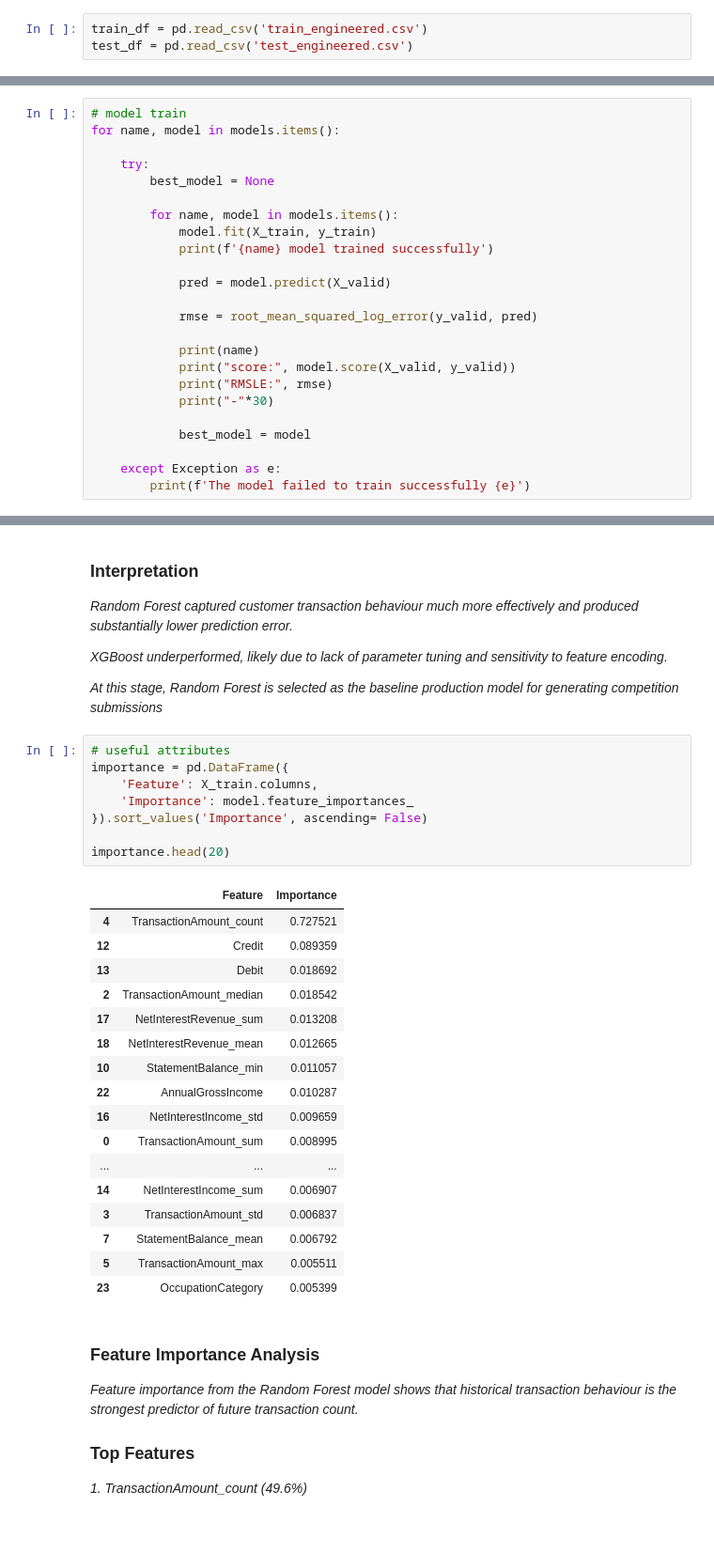
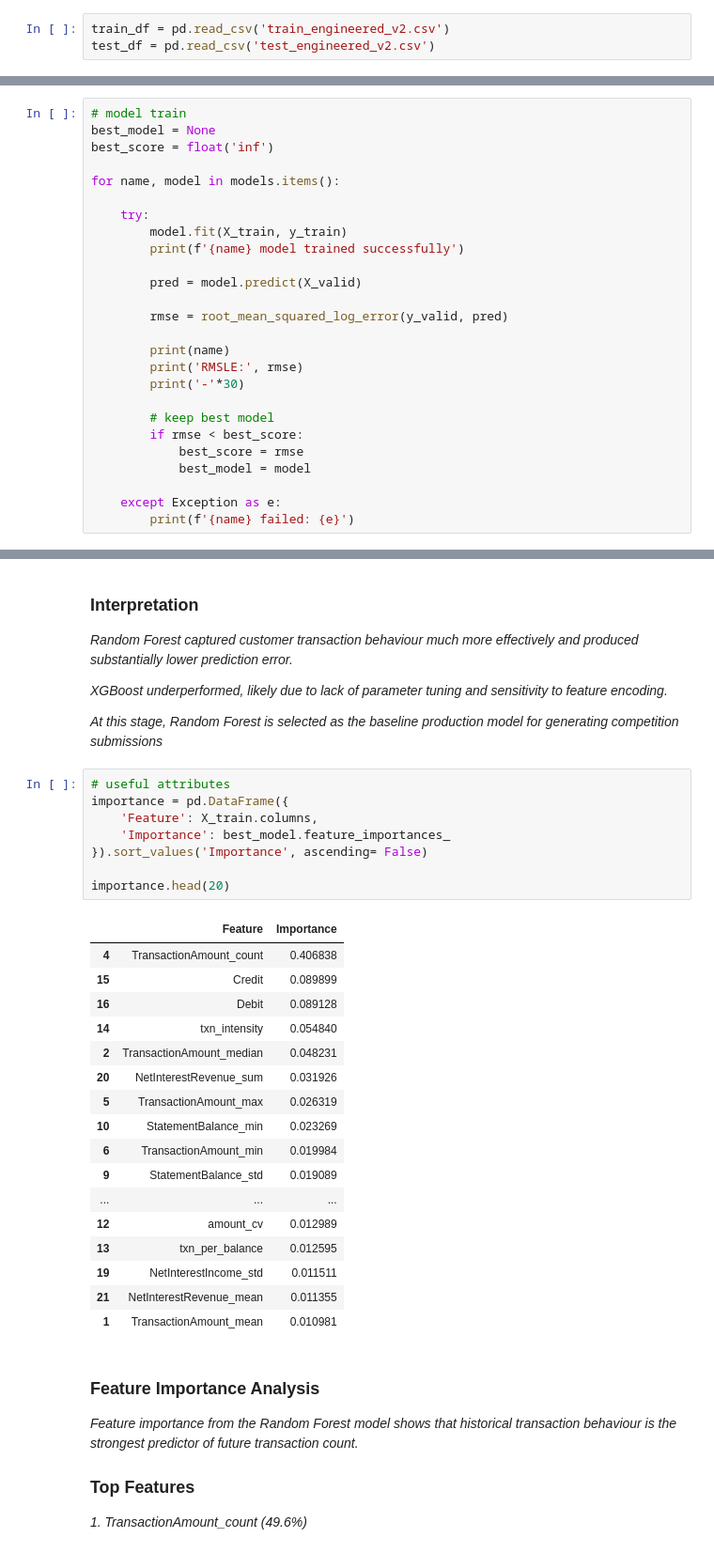
Before and after one commit to topollonaketsana/Data--Analysis, a Jupyter notebook: Forecasting-Challenge/Model_Training.ipynb, the cells around one changed output, grey strips where cells are left out. Shown at 94% size. Drawn from its saved outputs; the diff is of its cells as text.

```diff
--- a/Forecasting-Challenge/Model_Training.ipynb
+++ b/Forecasting-Challenge/Model_Training.ipynb
@@ -15,8 +16,8 @@ from sklearn.preprocessing import LabelEncoder
 # %% [markdown]
 ### 3.1 Load the data
 # %%
-train_df = pd.read_csv('train_engineered.csv')
-test_df = pd.read_csv('test_engineered.csv')
+train_df = pd.read_csv('train_engineered_v2.csv')
+test_df = pd.read_csv('test_engineered_v2.csv')
 # %%
 train_df.head()
 # %% [output]
@@ -146,28 +173,30 @@ models = {
 }
 # %%
 # model train
+best_model = None
+best_score = float('inf')
+
 for name, model in models.items():
 
     try:
-        best_model = None
+        model.fit(X_train, y_train)
+        print(f'{name} model trained successfully')
 
-        for name, model in models.items():
-            model.fit(X_train, y_train)
-            print(f'{name} model trained successfully')
+        pred = model.predict(X_valid)
 
-            pred = model.predict(X_valid)
+        rmse = root_mean_squared_log_error(y_valid, pred)
 
-            rmse = root_mean_squared_log_error(y_valid, pred)
+        print(name)
+        print('RMSLE:', rmse)
+        print('-'*30)
 
-            print(name)
-            print("score:", model.score(X_valid, y_valid))
-            print("RMSLE:", rmse)
-            print("-"*30)
-
+        # keep best model
+        if rmse < best_score:
+            best_score = rmse
             best_model = model
 
     except Exception as e:
-        print(f'The model failed to train successfully {e}')
+        print(f'{name} failed: {e}')
 # %% [output]
 RFRegressor model trained successfully
 RFRegressor
@@ -205,29 +236,29 @@ RandomForestRegressor(n_estimators=200, n_jobs=-1, random_state=42)
 # %%
 # useful attributes
 importance = pd.DataFrame({
     'Feature': X_train.columns,
-    'Importance': model.feature_importances_
+    'Importance': best_model.feature_importances_
 }).sort_values('Importance', ascending= False)
 
 importance.head(20)
 # %% [output]
 |  | Feature | Importance |
-| 4 | TransactionAmount_count | 0.727521 |
-| 12 | Credit | 0.089359 |
-| 13 | Debit | 0.018692 |
-| 2 | TransactionAmount_median | 0.018542 |
-| 17 | NetInterestRevenue_sum | 0.013208 |
-| 18 | NetInterestRevenue_mean | 0.012665 |
-| 10 | StatementBalance_min | 0.011057 |
-| 22 | AnnualGrossIncome | 0.010287 |
-| 16 | NetInterestIncome_std | 0.009659 |
-| 0 | TransactionAmount_sum | 0.008995 |
+| 4 | TransactionAmount_count | 0.406838 |
+| 15 | Credit | 0.089899 |
+| 16 | Debit | 0.089128 |
+| 14 | txn_intensity | 0.054840 |
+| 2 | TransactionAmount_median | 0.048231 |
+| 20 | NetInterestRevenue_sum | 0.031926 |
+| 5 | TransactionAmount_max | 0.026319 |
+| 10 | StatementBalance_min | 0.023269 |
+| 6 | TransactionAmount_min | 0.019984 |
+| 9 | StatementBalance_std | 0.019089 |
 | ... | ... | ... |
-| 14 | NetInterestIncome_sum | 0.006907 |
-| 3 | TransactionAmount_std | 0.006837 |
-| 7 | StatementBalance_mean | 0.006792 |
-| 5 | TransactionAmount_max | 0.005511 |
-| 23 | OccupationCategory | 0.005399 |
+| 12 | amount_cv | 0.012989 |
+| 13 | txn_per_balance | 0.012595 |
+| 19 | NetInterestIncome_std | 0.011511 |
+| 21 | NetInterestRevenue_mean | 0.011355 |
+| 1 | TransactionAmount_mean | 0.010981 |
 # %% [markdown]
 ### Feature Importance Analysis
 
```
Also changed, not shown: parts of 20 cells of this notebook, 6 other files.
